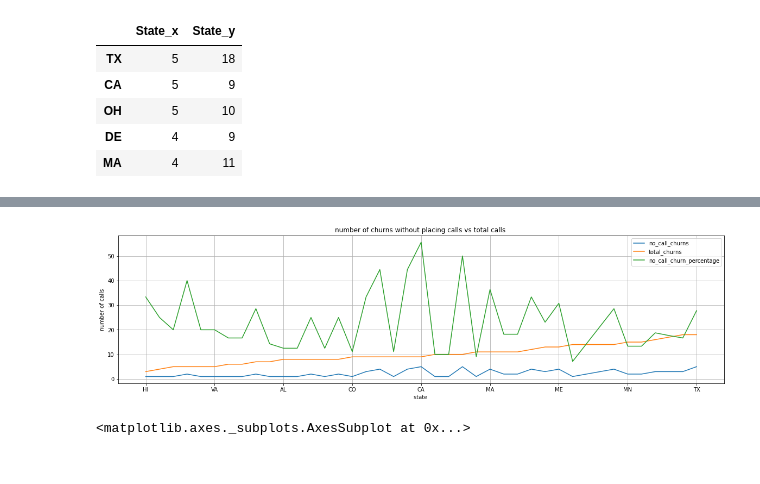
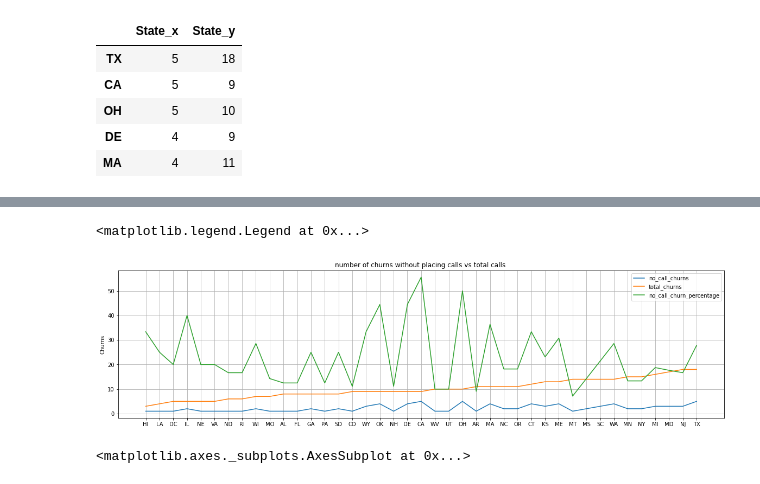
Before and after one commit to Ashvin-Vargez/Telecom-Churn-Analysis-EDA-Project-, a Jupyter notebook: eda_Telecom_Churn_Analysis_Capstone_Project.ipynb, the cells around one changed output, grey strips where cells are left out. Drawn from its saved outputs; the diff is of its cells as text; code cells hidden in the pictures.

Commit message:
fixed legend in no call churn percent plot

```diff
--- a/eda_Telecom_Churn_Analysis_Capstone_Project.ipynb
+++ b/eda_Telecom_Churn_Analysis_Capstone_Project.ipynb
@@ -436,17 +445,20 @@ no_call_churn_percent.sort_values('total_churns',inplace = True)
 # %%
 # no_call_churn_percent['percent'] = no_call_churn_percent.apply( lambda x : ( x['no_call_churns'] / x['total_churns'] ) * 100 )
-# plt.plot(no_call_churn_percent)
-no_call_churn_percent.plot().legend(loc='best')
+
+plt.plot(no_call_churn_percent)
+
+# no_call_churn_percent.plot().legend(loc='best')
 # no_call_churn_percent(use_index = True)
 plt.title( 'number of churns without placing calls vs total calls ')
-plt.xlabel( 'state ')
-plt.ylabel('number of calls')
+# plt.xlabel( 'state ')
+plt.ylabel('Churns')
 plt.grid()
-
-plt.show()
+plt.legend(['no_call_churns','total_churns','no_call_churn_percentage'])
+# plt.show()
 #how to view all values on x axis while plotting graph?
 # %% [output]
+<matplotlib.legend.Legend at 0x...>
-[figure, old version]
+[figure, new version]
 # %%
 #visualizing the account length for the churned group and loyal group
 df_tel.boxplot(column='Account length',by='Churn')
```
Also changed, not shown: parts of 10 cells of this notebook.
